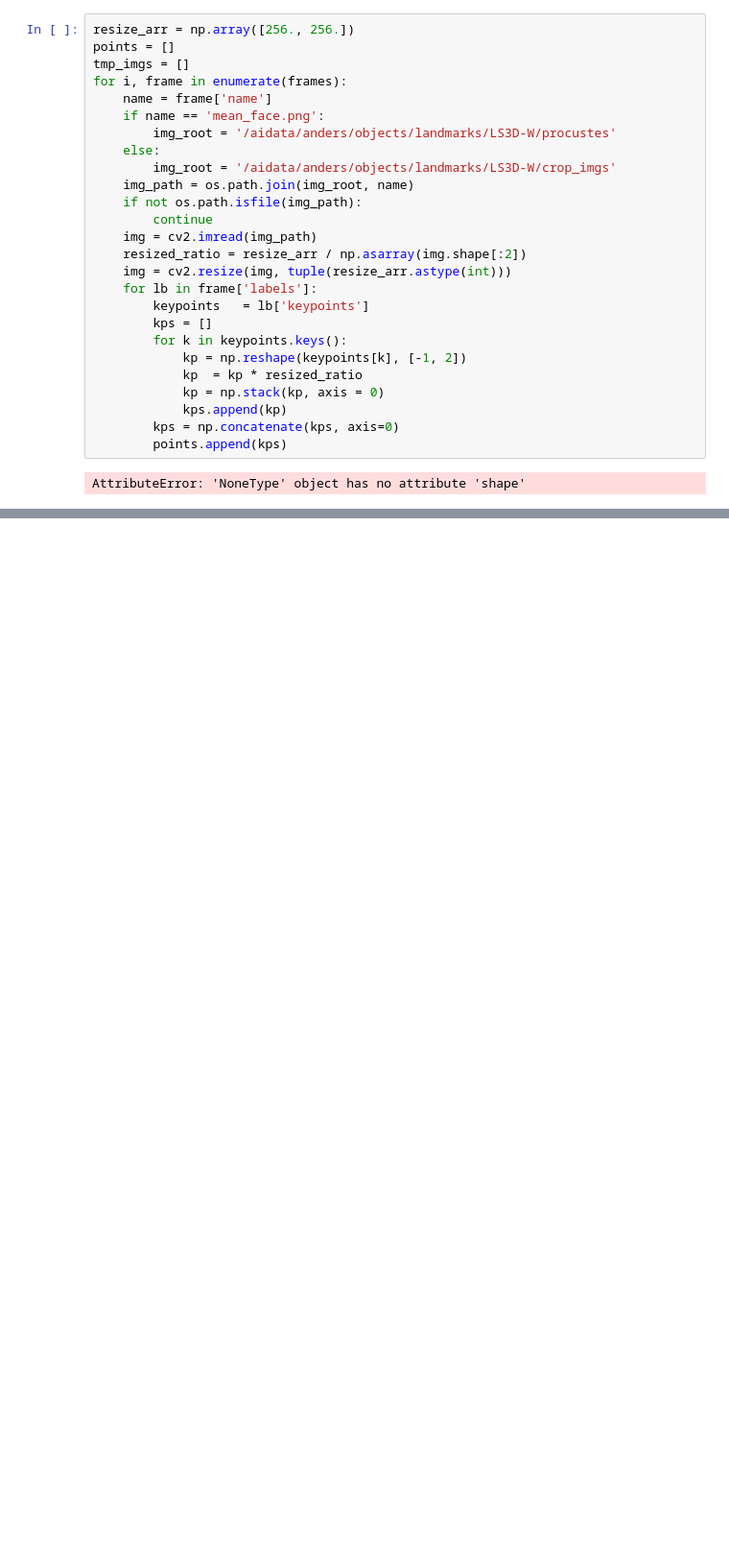
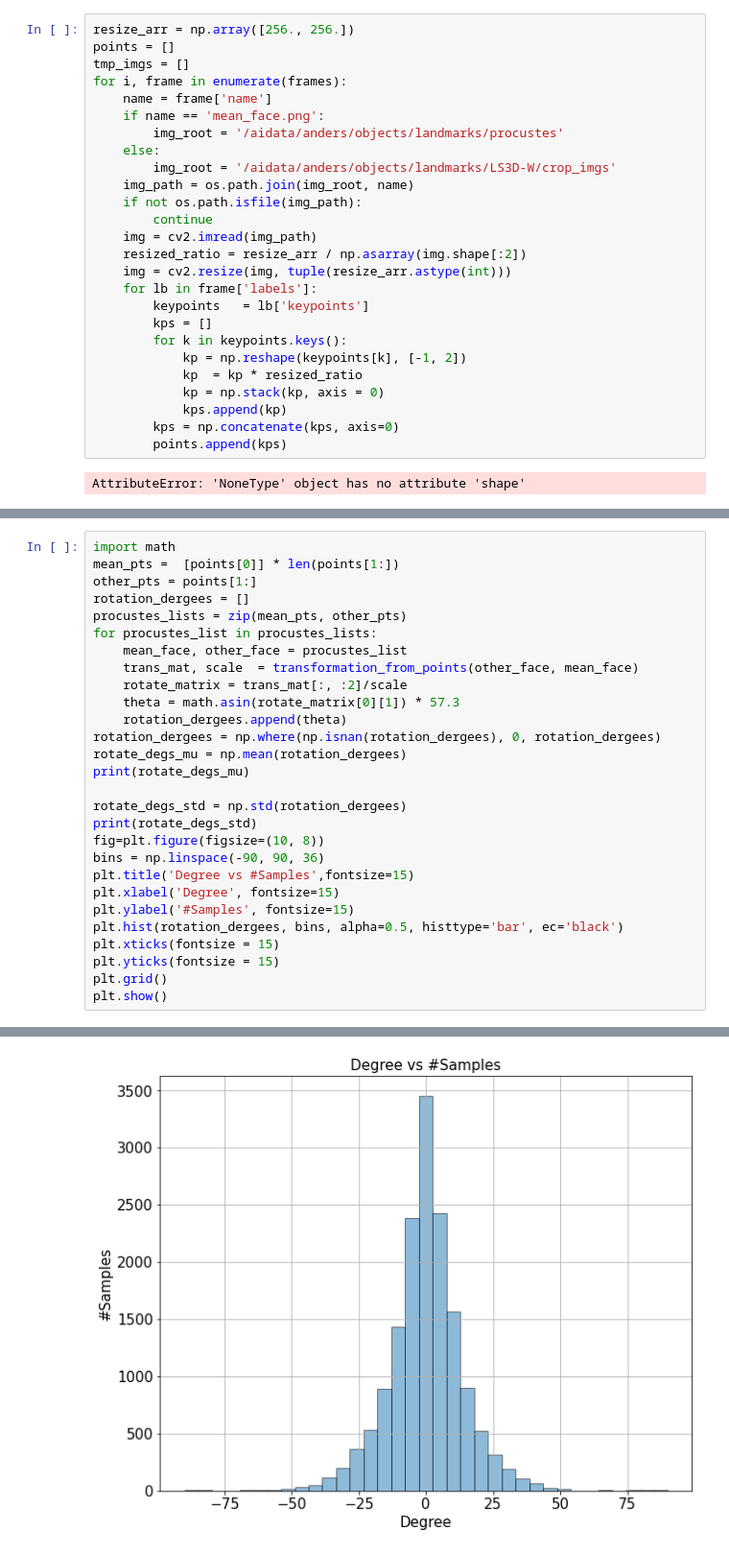
Before and after one commit to a0910257137/behaviornet, a Jupyter notebook: analyzer/procrustes.ipynb, the cells around one changed output, grey strips where cells are left out. Shown at 96% size. Cells and saved outputs as stored; diff of their text form; blank space fills up the shorter version.

```diff
--- a/analyzer/procrustes.ipynb
+++ b/analyzer/procrustes.ipynb
@@ -270,7 +276,7 @@ tmp_imgs = []
 for i, frame in enumerate(frames):
     name = frame['name']
     if name == 'mean_face.png':
-        img_root = '/aidata/anders/objects/landmarks/LS3D-W/procustes'
+        img_root = '/aidata/anders/objects/landmarks/procustes'
     else:
         img_root = '/aidata/anders/objects/landmarks/LS3D-W/crop_imgs'
     img_path = os.path.join(img_root, name)
@@ -327,0 +401,29 @@ No handles with labels found to put in legend.
+# %%
+import math
+mean_pts =  [points[0]] * len(points[1:])
+other_pts = points[1:]
+rotation_dergees = []
+procustes_lists = zip(mean_pts, other_pts)
+for procustes_list in procustes_lists:
+    mean_face, other_face = procustes_list
+    trans_mat, scale  = transformation_from_points(other_face, mean_face)
+    rotate_matrix = trans_mat[:, :2]/scale
+    theta = math.asin(rotate_matrix[0][1]) * 57.3
+    rotation_dergees.append(theta)
+rotation_dergees = np.where(np.isnan(rotation_dergees), 0, rotation_dergees)
+rotate_degs_mu = np.mean(rotation_dergees)
+print(rotate_degs_mu)
+
+rotate_degs_std = np.std(rotation_dergees)
+print(rotate_degs_std)
+fig=plt.figure(figsize=(10, 8))
+bins = np.linspace(-90, 90, 36)
+plt.title('Degree vs #Samples',fontsize=15)
+plt.xlabel('Degree', fontsize=15)
+plt.ylabel('#Samples', fontsize=15)
+plt.hist(rotation_dergees, bins, alpha=0.5, histtype='bar', ec='black')
+plt.xticks(fontsize = 15)
+plt.yticks(fontsize = 15)
+plt.grid()
+plt.show()
+# %% [output]
@@ -327,0 +432 @@ No handles with labels found to put in legend.
+[figure, added]
```
Also changed, not shown: parts of 13 cells of this notebook, 11 other files.
